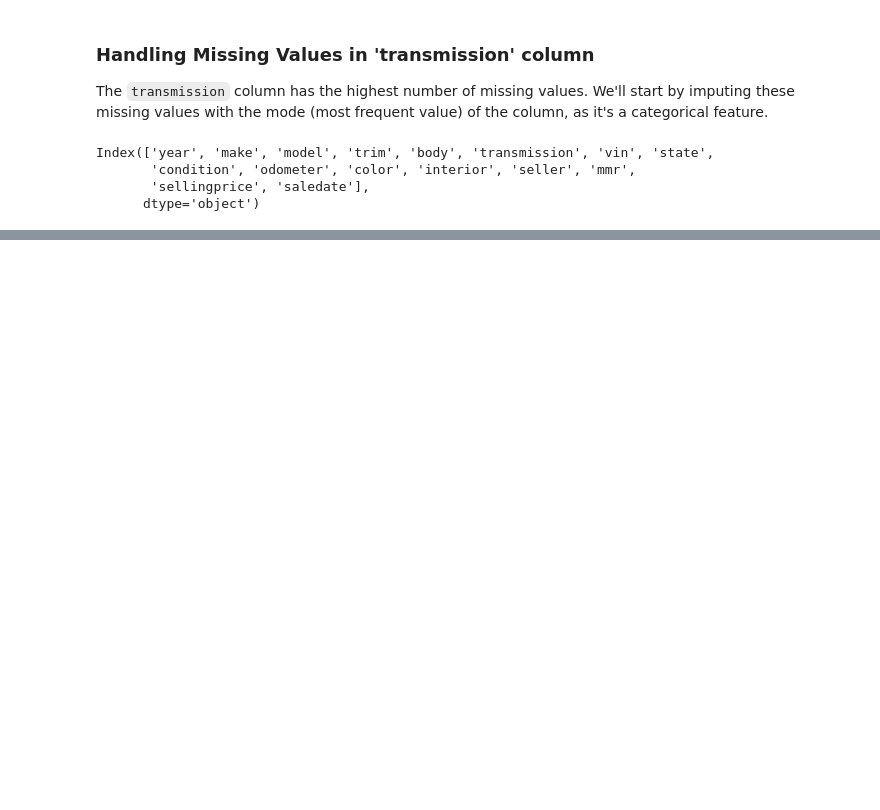
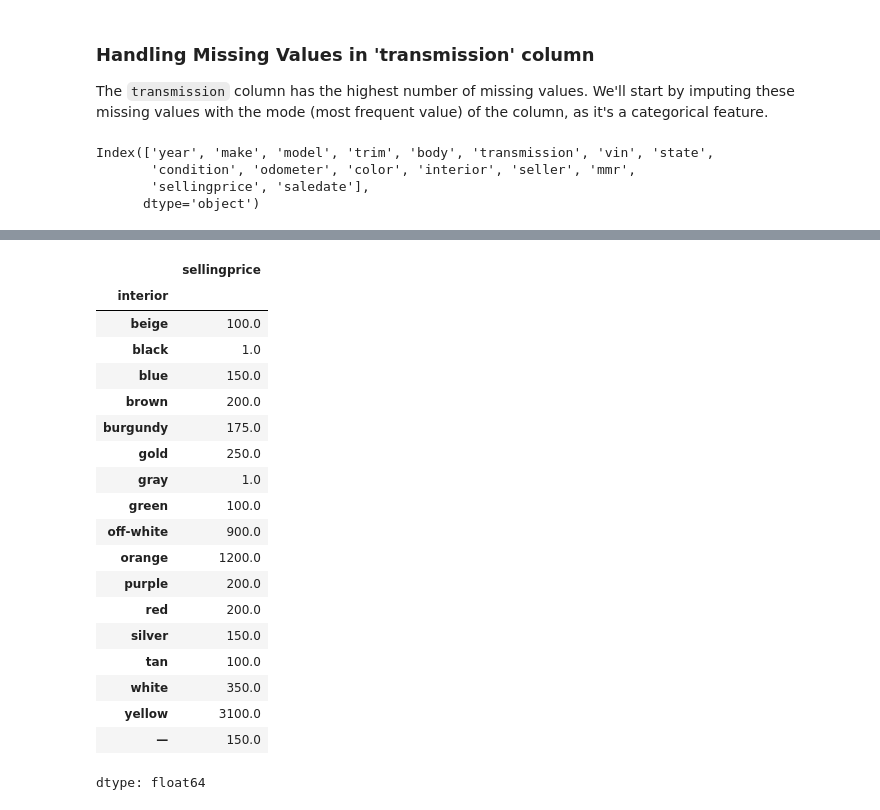
Before and after one commit to mdakram0778/Case-Study-Stock-Price-Analysis-of-IT-Companies, a Jupyter notebook: Car_Data_Analysis.ipynb, the cells around one changed output, grey strips where cells are left out. Saved outputs shown, nothing was run; the diff lists cells and outputs as text; code cells hidden in the pictures; blank space fills up the shorter version.

```diff
--- a/Car_Data_Analysis.ipynb
+++ b/Car_Data_Analysis.ipynb
@@ -345,0 +518,27 @@ For example, when doing 'df[col].method(value, inplace=True)', try using 'df.met
+# %%
+# Minimum selling price for each interior
+
+min_price_interior = df_car_prices.groupby('interior')['sellingprice'].min()
+
+min_price_interior
+# %% [output]
+|  | sellingprice |
+| interior |  |
+| beige | 100.0 |
+| black | 1.0 |
+| blue | 150.0 |
+| brown | 200.0 |
+| burgundy | 175.0 |
+| gold | 250.0 |
+| gray | 1.0 |
+| green | 100.0 |
+| off-white | 900.0 |
+| orange | 1200.0 |
+| purple | 200.0 |
+| red | 200.0 |
+| silver | 150.0 |
+| tan | 100.0 |
+| white | 350.0 |
+| yellow | 3100.0 |
+| — | 150.0 |
+dtype: float64
```
Also changed, not shown: parts of 22 cells of this notebook.
